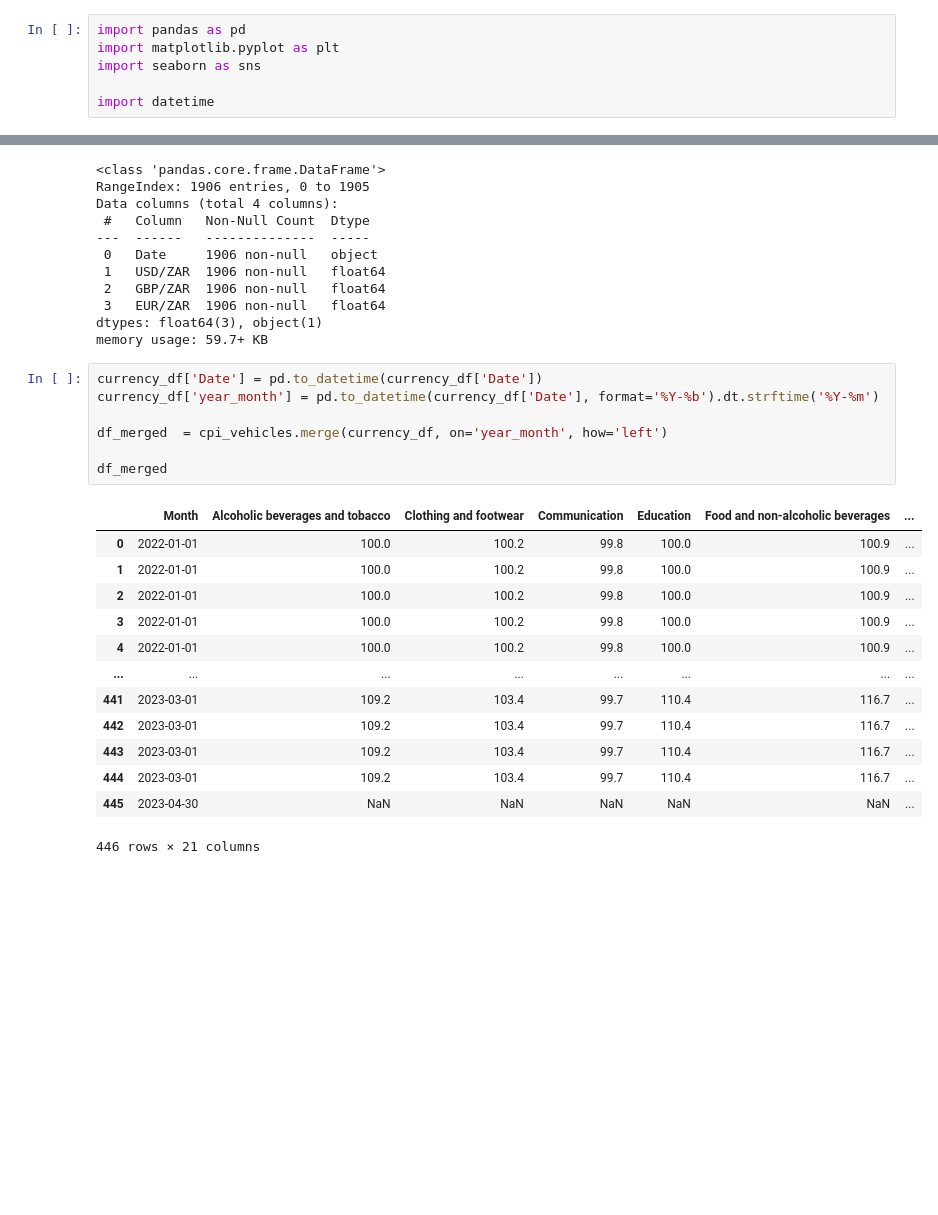
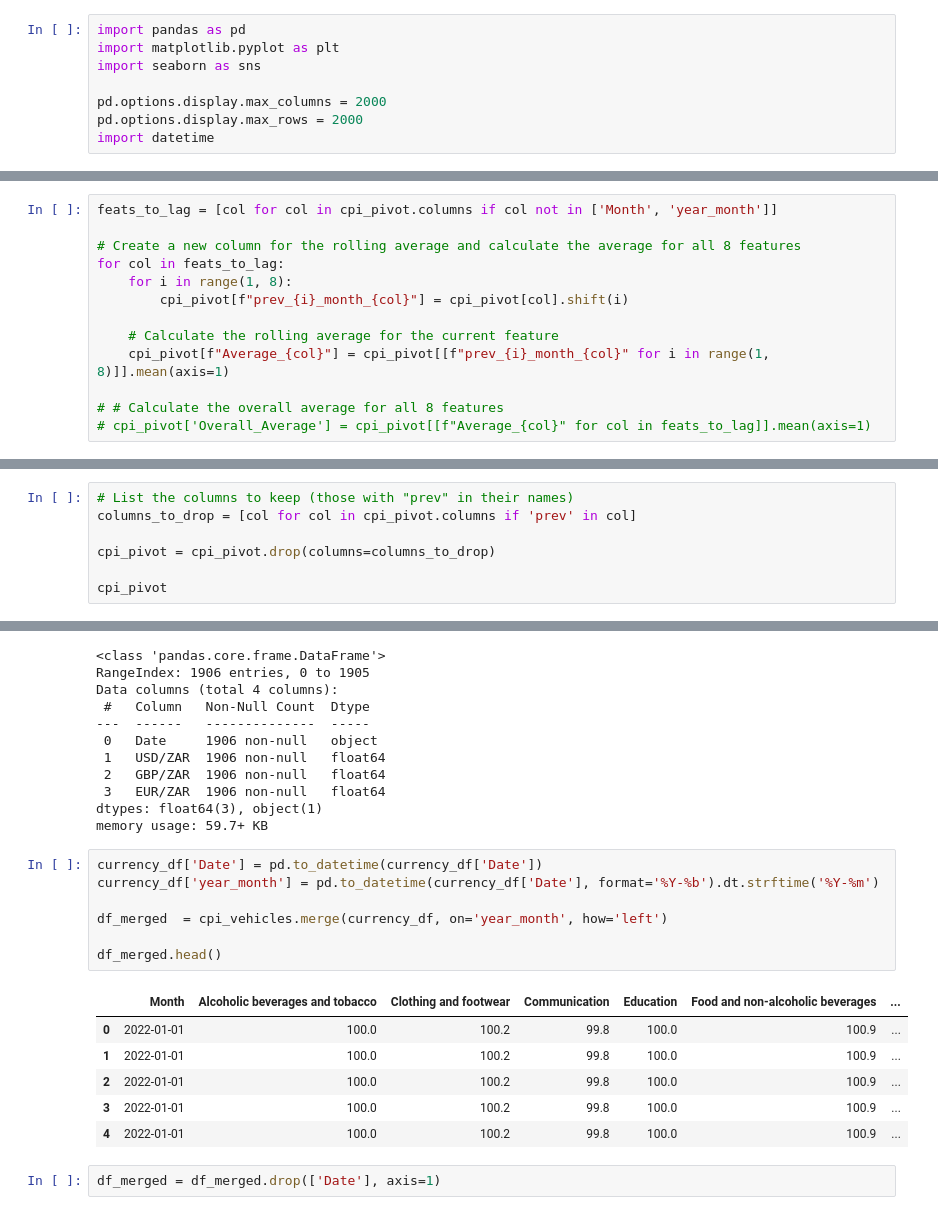
Before and after one commit to The-DigitalAcademy/cpi_prediction, a Jupyter notebook: CPI_Vision.ipynb, the cells around one changed output, grey strips where cells are left out. Drawn from its saved outputs; the diff is of its cells as text; blank space fills up the shorter version.

```diff
--- a/CPI_Vision.ipynb
+++ b/CPI_Vision.ipynb
@@ -5,6 +5,8 @@ import pandas as pd
 import matplotlib.pyplot as plt
 import seaborn as sns
 
+pd.options.display.max_columns = 2000
+pd.options.display.max_rows = 2000
 import datetime
 # %%
 cpi_hist = pd.read_csv('CPI_HistoryMar_23.csv')
@@ -204,0 +201,13 @@ memory usage: 1.9 KB
+# %%
+feats_to_lag = [col for col in cpi_pivot.columns if col not in ['Month', 'year_month']]
+
+# Create a new column for the rolling average and calculate the average for all 8 features
+for col in feats_to_lag:
+    for i in range(1, 8):
+        cpi_pivot[f"prev_{i}_month_{col}"] = cpi_pivot[col].shift(i)
+
+    # Calculate the rolling average for the current feature
+    cpi_pivot[f"Average_{col}"] = cpi_pivot[[f"prev_{i}_month_{col}" for i in range(1, 8)]].mean(axis=1)
+
+# # Calculate the overall average for all 8 features
+# cpi_pivot['Overall_Average'] = cpi_pivot[[f"Average_{col}" for col in feats_to_lag]].mean(axis=1)
@@ -204,0 +234,7 @@ memory usage: 1.9 KB
+# %%
+# List the columns to keep (those with "prev" in their names)
+columns_to_drop = [col for col in cpi_pivot.columns if 'prev' in col]
+
+cpi_pivot = cpi_pivot.drop(columns=columns_to_drop)
+
+cpi_pivot
@@ -361,21 +428,16 @@ memory usage: 59.7+ KB
 # %%
 currency_df['Date'] = pd.to_datetime(currency_df['Date'])
 currency_df['year_month'] = pd.to_datetime(currency_df['Date'], format='%Y-%b').dt.strftime('%Y-%m')
 
 df_merged  = cpi_vehicles.merge(currency_df, on='year_month', how='left')
 
-df_merged
+df_merged.head()
 # %% [output]
 |  | Month | Alcoholic beverages and tobacco | Clothing and footwear | Communication | Education | Food and non-alcoholic beverages | ... |
 | 0 | 2022-01-01 | 100.0 | 100.2 | 99.8 | 100.0 | 100.9 | ... |
 | 1 | 2022-01-01 | 100.0 | 100.2 | 99.8 | 100.0 | 100.9 | ... |
 | 2 | 2022-01-01 | 100.0 | 100.2 | 99.8 | 100.0 | 100.9 | ... |
 | 3 | 2022-01-01 | 100.0 | 100.2 | 99.8 | 100.0 | 100.9 | ... |
 | 4 | 2022-01-01 | 100.0 | 100.2 | 99.8 | 100.0 | 100.9 | ... |
-| ... | ... | ... | ... | ... | ... | ... | ... |
-| 441 | 2023-03-01 | 109.2 | 103.4 | 99.7 | 110.4 | 116.7 | ... |
-| 442 | 2023-03-01 | 109.2 | 103.4 | 99.7 | 110.4 | 116.7 | ... |
-| 443 | 2023-03-01 | 109.2 | 103.4 | 99.7 | 110.4 | 116.7 | ... |
-| 444 | 2023-03-01 | 109.2 | 103.4 | 99.7 | 110.4 | 116.7 | ... |
-| 445 | 2023-04-30 | NaN | NaN | NaN | NaN | NaN | ... |
-446 rows × 21 columns
+# %%
+df_merged = df_merged.drop(['Date'], axis=1)
```
Also changed, not shown: parts of 7 cells of this notebook.
